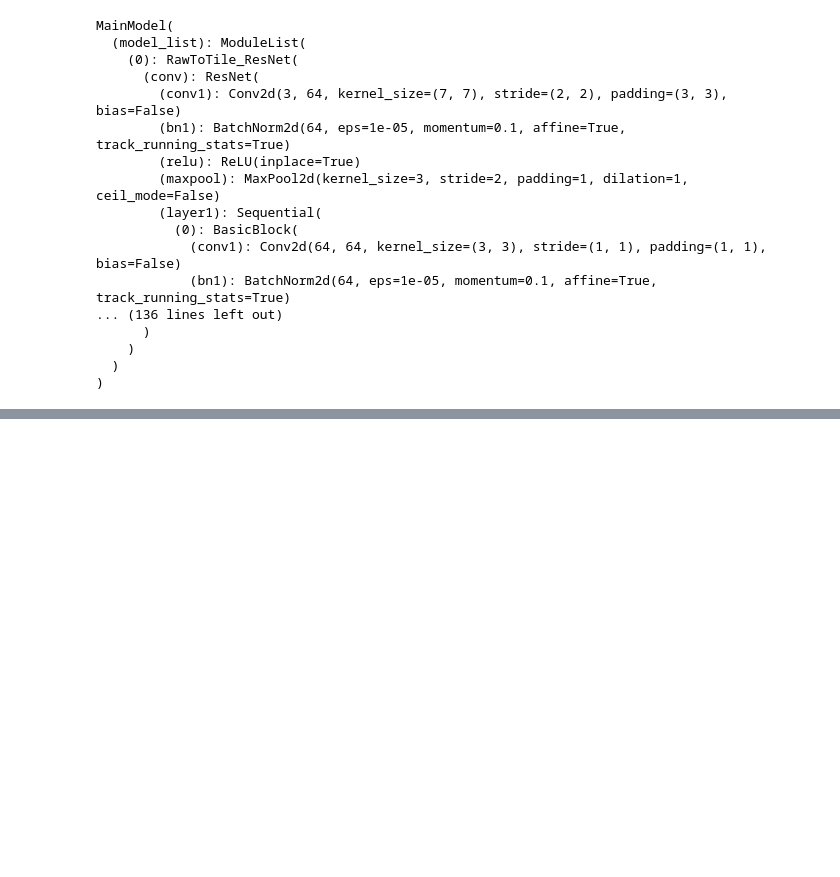
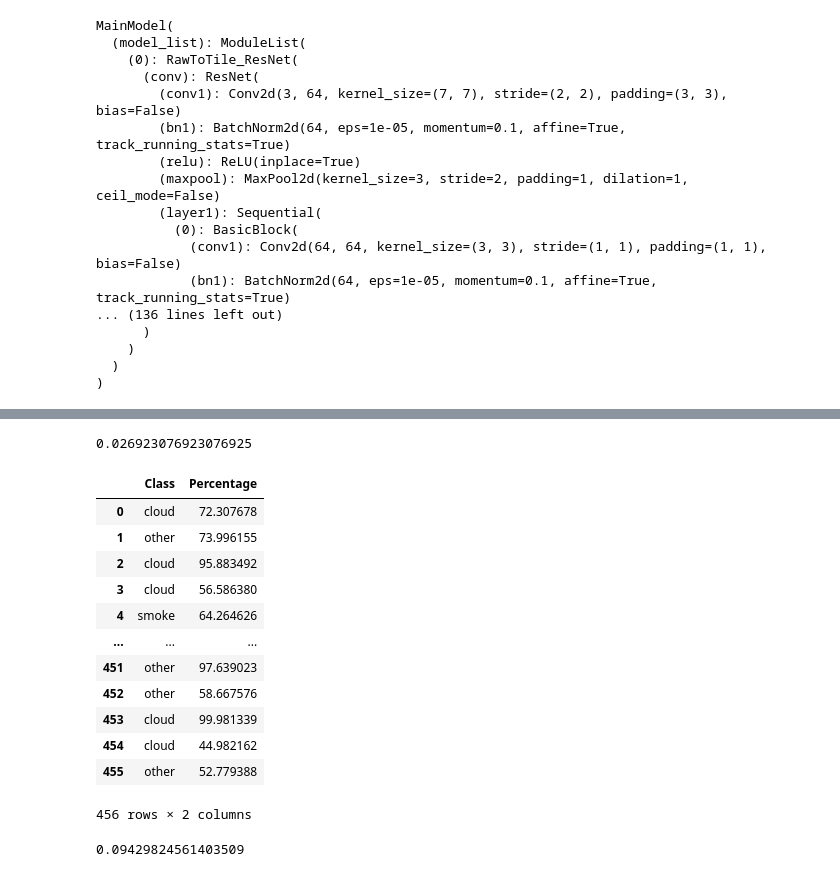
Before and after one commit to waggle-sensor/summer2023, a Jupyter notebook: szumny/python/UCSD_MOdel.ipynb, the cells around one changed output, grey strips where cells are left out. Saved outputs shown, nothing was run; the diff lists cells and outputs as text; code cells hidden in the pictures; blank space fills up the shorter version.

```diff
--- a/szumny/python/UCSD_MOdel.ipynb
+++ b/szumny/python/UCSD_MOdel.ipynb
@@ -488,0 +551,57 @@ Prediction:
+# %%
+len(df2[df2.Class == "smoke"]) / len(df2)
+# %% [output]
+0.026923076923076925
+# %%
+list = []
+for filename in os.listdir("/content/sage-training/obstructed/"):
+
+    if "._" not in filename and ".DS_Store" not in filename:
+
+        main_model.load_state_dict(torch.load('/content/drive/MyDrive/UCSDmodel(3features).pt'))
+
+
+        class_names = ['cloud', 'other', 'smoke']
+
+        # num_features = vgg16.classifier[6].in_features
+        # features = list(vgg16.classifier.children())[:-1] # Remove last layer
+        # features.extend([nn.Linear(num_features, len(class_names))]) # Add our layer with 4 outputs
+        # vgg16.classifier = nn.Sequential(*features) # Replace the model classifier
+
+        image = Image.open("/content/sage-training/obstructed/" + filename)
+        image = image.crop((874, 874, 1174, 1174))
+        img_t = transform(image)
+        batch_t = torch.unsqueeze(img_t, 0)
+
+        main_model.eval()
+        out = main_model(batch_t.cuda())
+
+        _, index = torch.max(out, 1)
+
+        percentage = torch.nn.functional.softmax(out, dim=1)[0] * 100
+
+        d = {"Class": class_names[index[0]], "Percentage": percentage[index[0]].item()}
+        list.append(d)
+
+import pandas as pd
+df = pd.DataFrame(list)
+# %%
+df
+# %% [output]
+|  | Class | Percentage |
+| 0 | cloud | 72.307678 |
+| 1 | other | 73.996155 |
+| 2 | cloud | 95.883492 |
+| 3 | cloud | 56.586380 |
+| 4 | smoke | 64.264626 |
+| ... | ... | ... |
+| 451 | other | 97.639023 |
+| 452 | other | 58.667576 |
+| 453 | cloud | 99.981339 |
+| 454 | cloud | 44.982162 |
+| 455 | other | 52.779388 |
+456 rows × 2 columns
+# %%
+len(df[df.Class == "smoke"]) / len(df)
+# %% [output]
+0.09429824561403509
```
Also changed, not shown: parts of 20 cells of this notebook.
